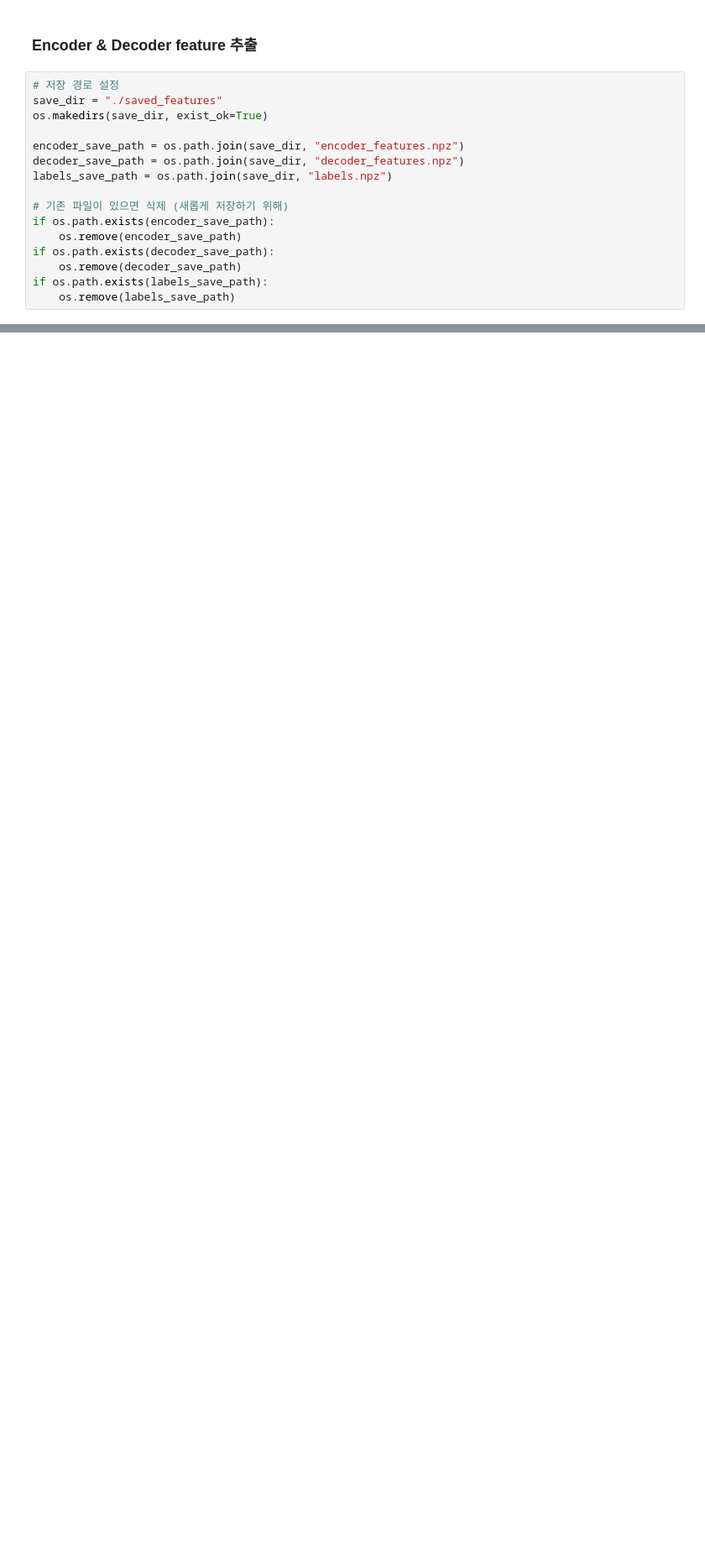
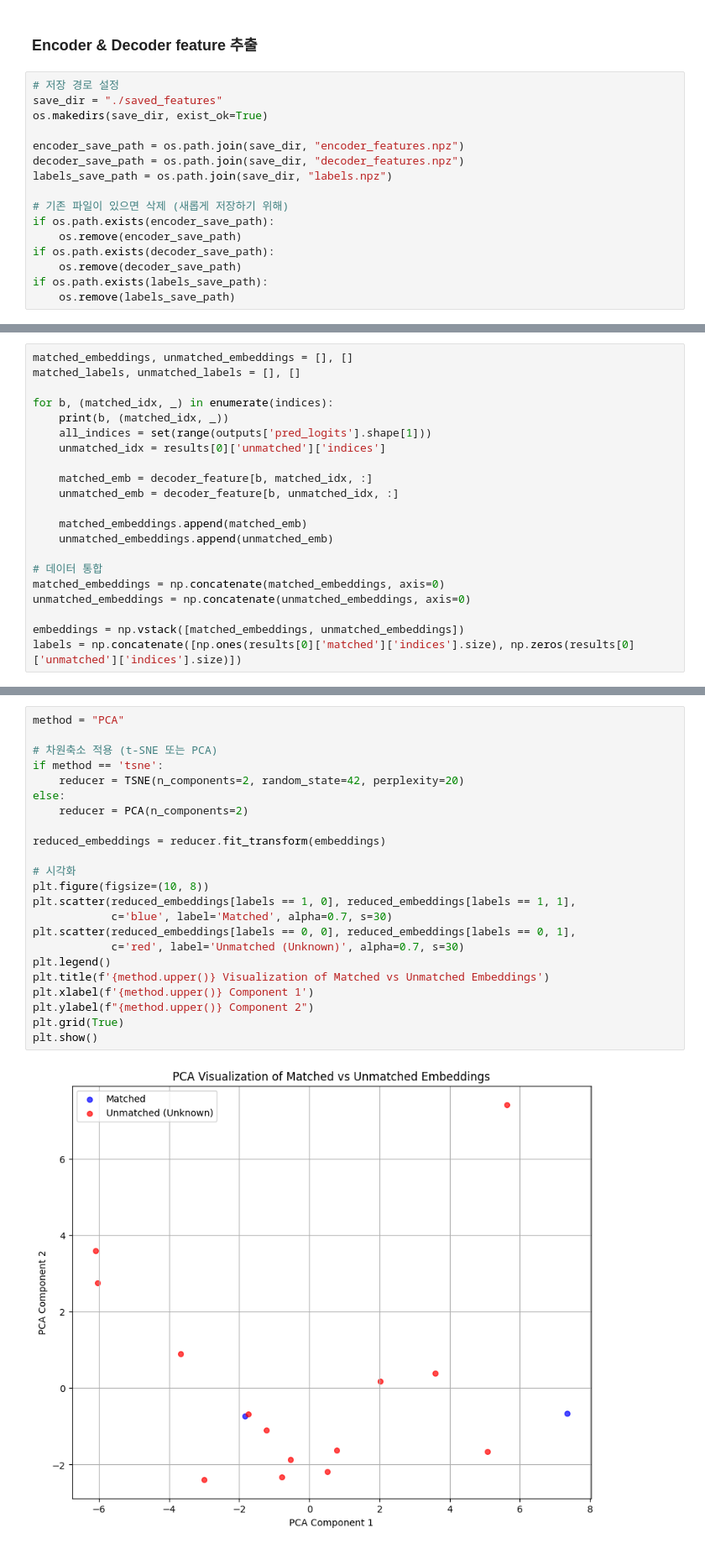
Before and after one commit to kyh980909/Contextual_Labeling, a Jupyter notebook: context.ipynb, the cells around one changed output, grey strips where cells are left out. Shown: that part at 84% size. Saved outputs shown, nothing was run; the diff lists cells and outputs as text; blank space fills up the shorter version.

```diff
--- a/context.ipynb
+++ b/context.ipynb
@@ -427,0 +419,21 @@ visualize_features(a, X2, b, y2, method="PCA")
+# %%
+matched_embeddings, unmatched_embeddings = [], []
+matched_labels, unmatched_labels = [], []
+
+for b, (matched_idx, _) in enumerate(indices):
+    print(b, (matched_idx, _))
+    all_indices = set(range(outputs['pred_logits'].shape[1]))
+    unmatched_idx = results[0]['unmatched']['indices']
+
+    matched_emb = decoder_feature[b, matched_idx, :]
+    unmatched_emb = decoder_feature[b, unmatched_idx, :]
+
+    matched_embeddings.append(matched_emb)
+    unmatched_embeddings.append(unmatched_emb)
+
+# 데이터 통합
+matched_embeddings = np.concatenate(matched_embeddings, axis=0)
+unmatched_embeddings = np.concatenate(unmatched_embeddings, axis=0)
+
+embeddings = np.vstack([matched_embeddings, unmatched_embeddings])
+labels = np.concatenate([np.ones(results[0]['matched']['indices'].size), np.zeros(results[0]['unmatched']['indices'].size)])
@@ -427,0 +446,25 @@ visualize_features(a, X2, b, y2, method="PCA")
+# %%
+method = "PCA"
+
+# 차원축소 적용 (t-SNE 또는 PCA)
+if method == 'tsne':
+    reducer = TSNE(n_components=2, random_state=42, perplexity=20)
+else:
+    reducer = PCA(n_components=2)
+
+reduced_embeddings = reducer.fit_transform(embeddings)
+
+# 시각화
+plt.figure(figsize=(10, 8))
+plt.scatter(reduced_embeddings[labels == 1, 0], reduced_embeddings[labels == 1, 1],
+            c='blue', label='Matched', alpha=0.7, s=30)
+plt.scatter(reduced_embeddings[labels == 0, 0], reduced_embeddings[labels == 0, 1],
+            c='red', label='Unmatched (Unknown)', alpha=0.7, s=30)
+plt.legend()
+plt.title(f'{method.upper()} Visualization of Matched vs Unmatched Embeddings')
+plt.xlabel(f'{method.upper()} Component 1')
+plt.ylabel(f"{method.upper()} Component 2")
+plt.grid(True)
+plt.show()
+# %% [output]
+[figure, added]
```
Also changed, not shown: parts of 37 cells of this notebook, 4 other files.
